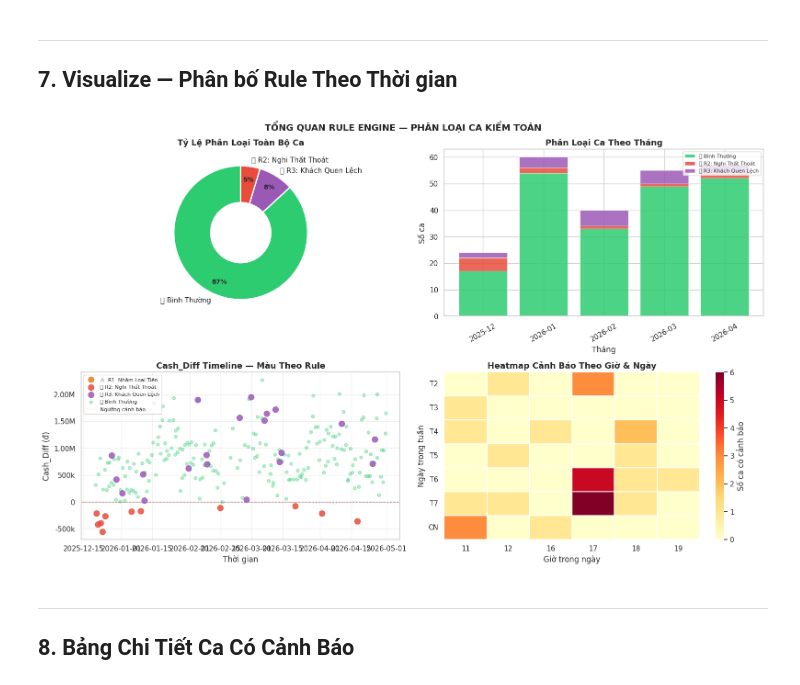
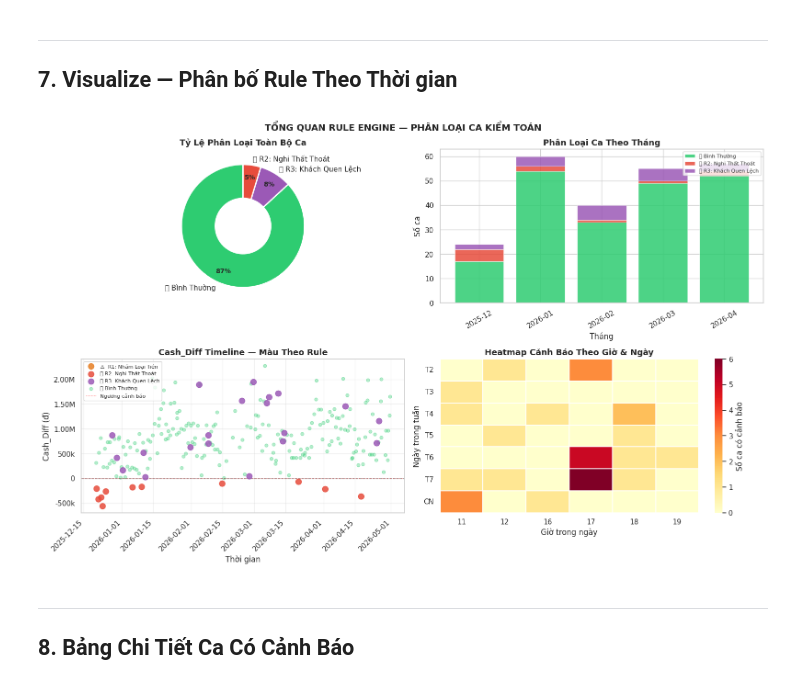
Before and after one commit to TranHoangDatSC/Final-Project---Data-Mining---Work-shift-audit-data-analysis-on-POS-System, a Jupyter notebook: notebooks_v2/04_prescriptive/04_prescriptive.ipynb, the cells around one changed output. Drawn from its saved outputs; the diff is of its cells as text; code cells hidden in the pictures.

```diff
--- a/notebooks_v2/04_prescriptive/04_prescriptive.ipynb
+++ b/notebooks_v2/04_prescriptive/04_prescriptive.ipynb
@@ -555,35 +555,39 @@ ax.set_ylabel('Cash_Diff (đ)')
 ax.legend(fontsize=8, loc='upper left')
 ax.grid(True, alpha=0.3)
 
+ax.tick_params(axis='x', rotation=45) # Xoay nghiêng 45 độ
+for label in ax.get_xticklabels():
+    label.set_horizontalalignment('right')
+
 # ── Plot 4: Severity heatmap theo ngày trong tuần × giờ ───────────────────
 ax = axes[1, 1]
 df_alert = df[df['has_alert']].copy()
 df_alert['dow']  = df_alert['timestamp'].dt.day_name()
 df_alert['hour'] = df_alert['timestamp'].dt.hour
 
 dow_order = ['Monday','Tuesday','Wednesday','Thursday','Friday','Saturday','Sunday']
 dow_vi    = ['T2','T3','T4','T5','T6','T7','CN']
 pivot_heat = df_alert.groupby(['dow','hour']).size().unstack(fill_value=0)
 pivot_heat = pivot_heat.reindex([d for d in dow_order if d in pivot_heat.index])
 
 if len(pivot_heat):
     sns.heatmap(pivot_heat, ax=ax, cmap='YlOrRd', linewidths=0.3,
                 cbar_kws={'label': 'Số ca có cảnh báo'})
     ax.set_yticklabels(
         [dow_vi[dow_order.index(d)] if d in dow_order else d for d in pivot_heat.index],
         rotation=0
     )
     ax.set_xlabel('Giờ trong ngày')
     ax.set_ylabel('Ngày trong tuần')
 else:
     ax.text(0.5, 0.5, 'Không đủ dữ liệu', ha='center', va='center', transform=ax.transAxes)
 ax.set_title('Heatmap Cảnh Báo Theo Giờ & Ngày', fontweight='bold')
 
 plt.suptitle('TỔNG QUAN RULE ENGINE — PHÂN LOẠI CA KIỂM TOÁN', fontweight='bold', fontsize=14)
 plt.tight_layout()
 plt.show()
 # %% [output]
-[figure, old version]
+[figure, new version]
 # %% [markdown]
 ---
 ## 8. Bảng Chi Tiết Ca Có Cảnh Báo
```
Also changed, not shown: 4 other files.
